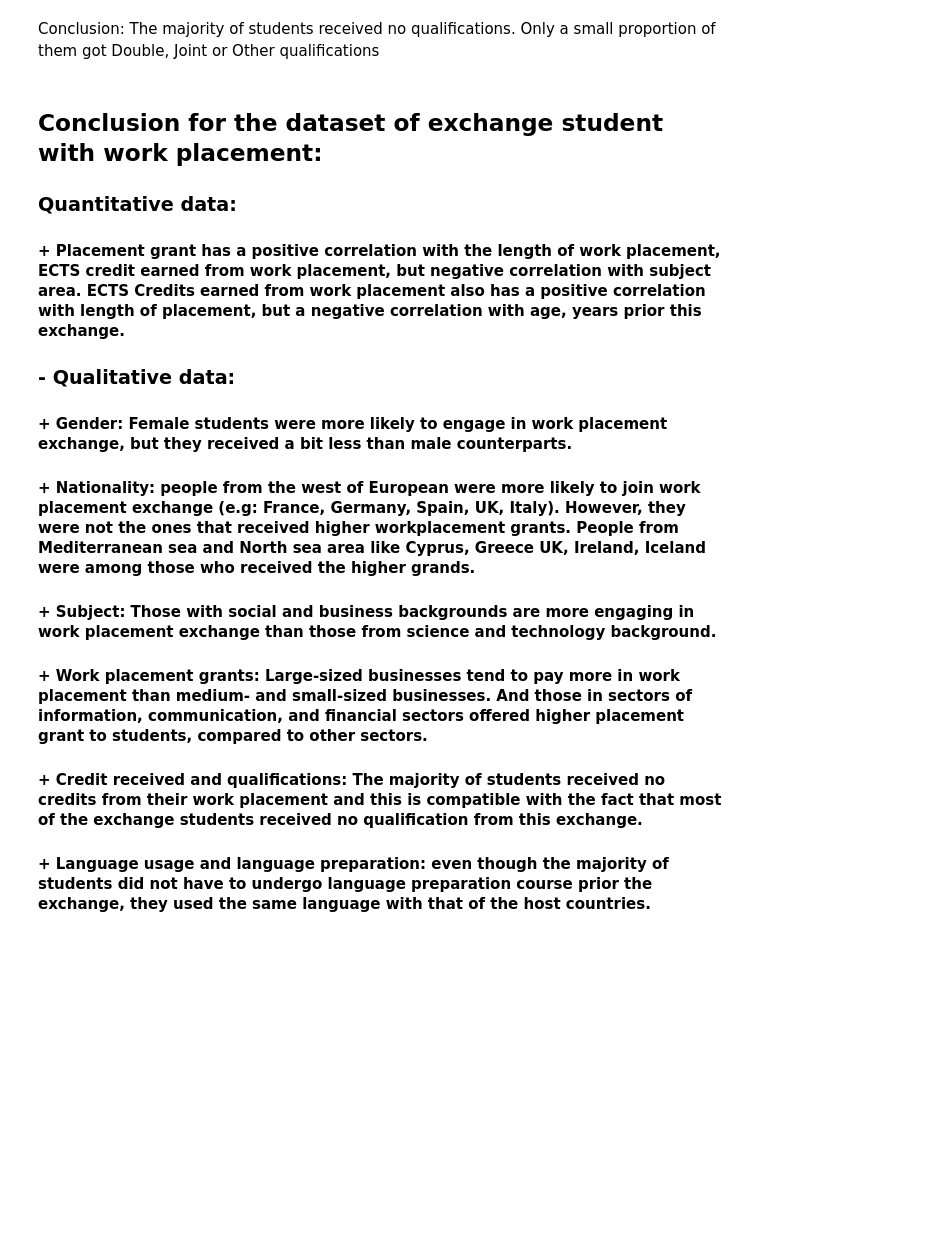
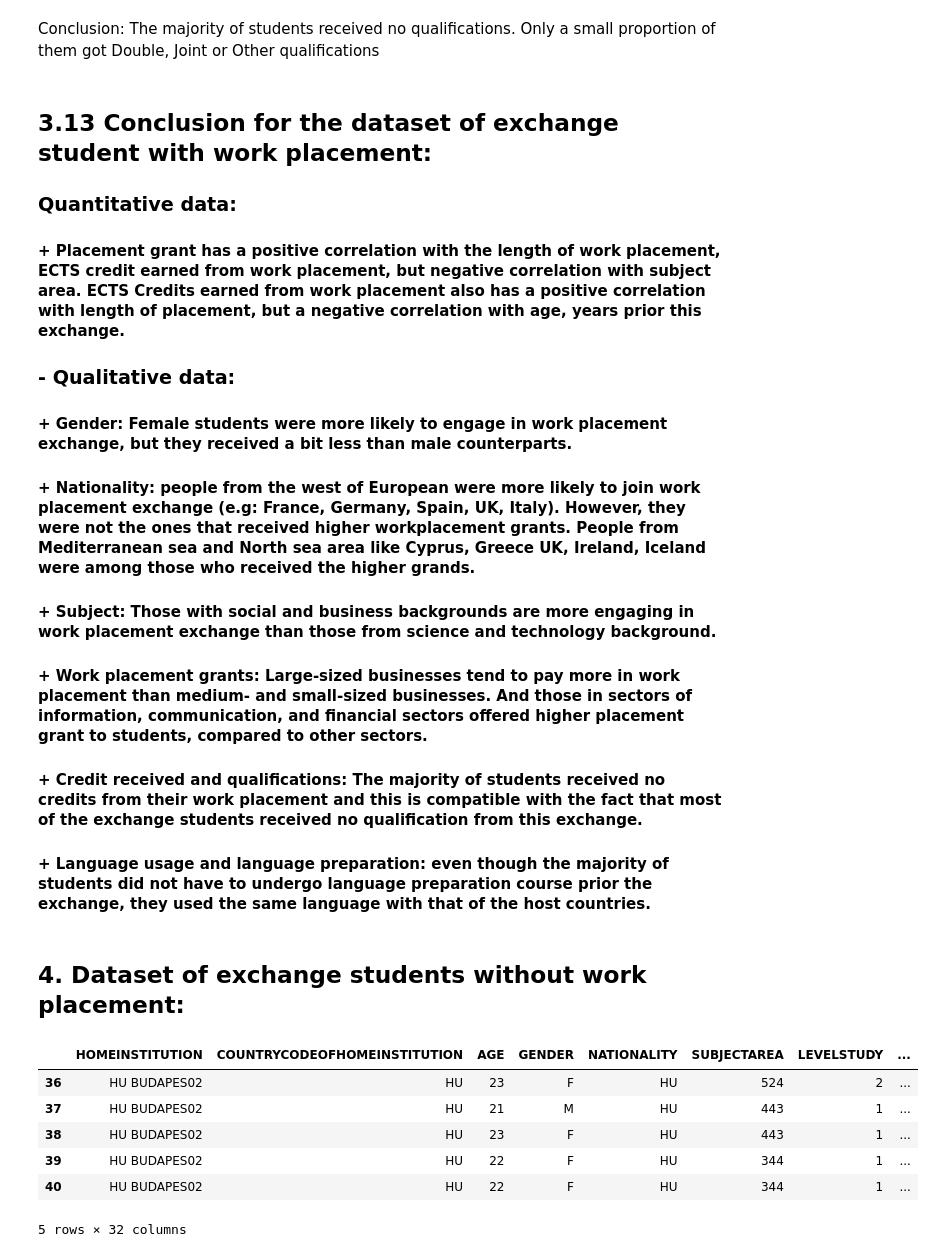
Before and after one commit to tunamnt/Studen-Mobility-2010, a Jupyter notebook: Erasmus student mobility (study exchanges and work placements in 2010-11).ipynb, the cells around one changed output. Drawn from its saved outputs; the diff is of its cells as text; code cells hidden in the pictures; blank space fills up the shorter version.

```diff
--- a/Erasmus student mobility (study exchanges and work placements in 2010-11).ipynb
+++ b/Erasmus student mobility (study exchanges and work placements in 2010-11).ipynb
@@ -855,7 +870,7 @@ plot = qualification_at_host.plot.pie(y="Number of student", figsize=(5, 5)).leg
 # %% [markdown]
 Conclusion: The majority of students received no qualifications. Only a small proportion of them got Double, Joint or Other qualifications
 # %% [markdown]
-## Conclusion for the dataset of exchange student with work placement:
+## 3.13 Conclusion for the dataset of exchange student with work placement:
 ### Quantitative data:
 #### + Placement grant has a positive correlation with the length of work placement, ECTS credit earned from work placement, but negative correlation with subject area. ECTS Credits earned from work placement also has a positive correlation with length of placement, but a negative correlation with age, years prior this exchange.
 ### - Qualitative data:
@@ -865,3 +880,18 @@ Conclusion: The majority of students received no qualifications. Only a small pr
 #### + Work placement grants: Large-sized businesses tend to pay more in work placement than medium- and small-sized businesses. And those in sectors of information, communication, and financial sectors offered higher placement grant to students, compared to other sectors.
 #### + Credit received and qualifications: The majority of students received no credits from their work placement and this is compatible with the fact that most of the exchange students received no qualification from this exchange.
 #### + Language usage and language preparation: even though the majority of students did not have to undergo language preparation course prior the exchange, they used the same language with that of the host countries.
+# %% [markdown]
+## 4. Dataset of exchange students without work placement:
+# %%
+import numpy as np
+student_without_workplacement=data[~data.WORKPLACEMENT.notnull()]
+# %%
+student_without_workplacement.head()
+# %% [output]
+|  | HOMEINSTITUTION | COUNTRYCODEOFHOMEINSTITUTION | AGE | GENDER | NATIONALITY | SUBJECTAREA | LEVELSTUDY | ... |
+| 36 | HU BUDAPES02 | HU | 23 | F | HU | 524 | 2 | ... |
+| 37 | HU BUDAPES02 | HU | 21 | M | HU | 443 | 1 | ... |
+| 38 | HU BUDAPES02 | HU | 23 | F | HU | 443 | 1 | ... |
+| 39 | HU BUDAPES02 | HU | 22 | F | HU | 344 | 1 | ... |
+| 40 | HU BUDAPES02 | HU | 22 | F | HU | 344 | 1 | ... |
+5 rows × 32 columns
```
Also changed, not shown: parts of 48 cells of this notebook, 3 other files.
